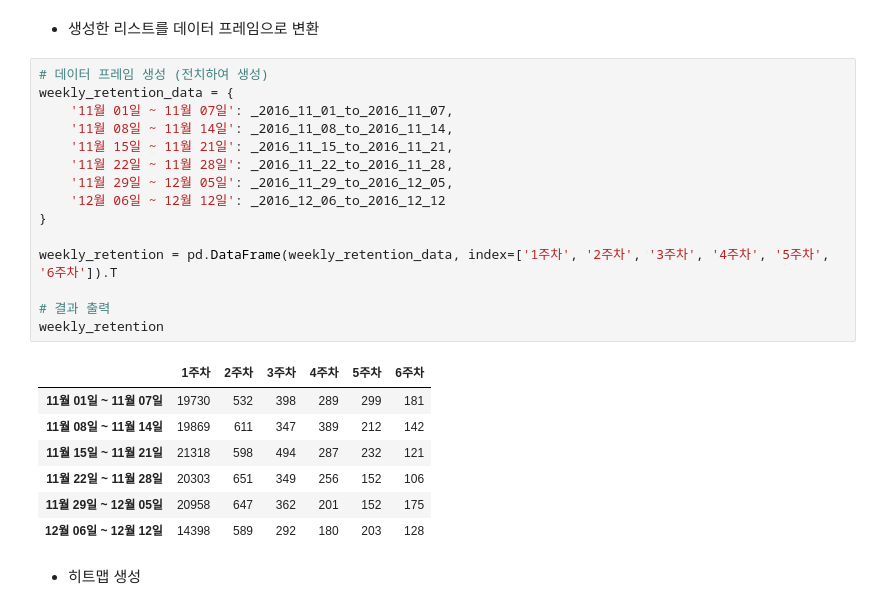
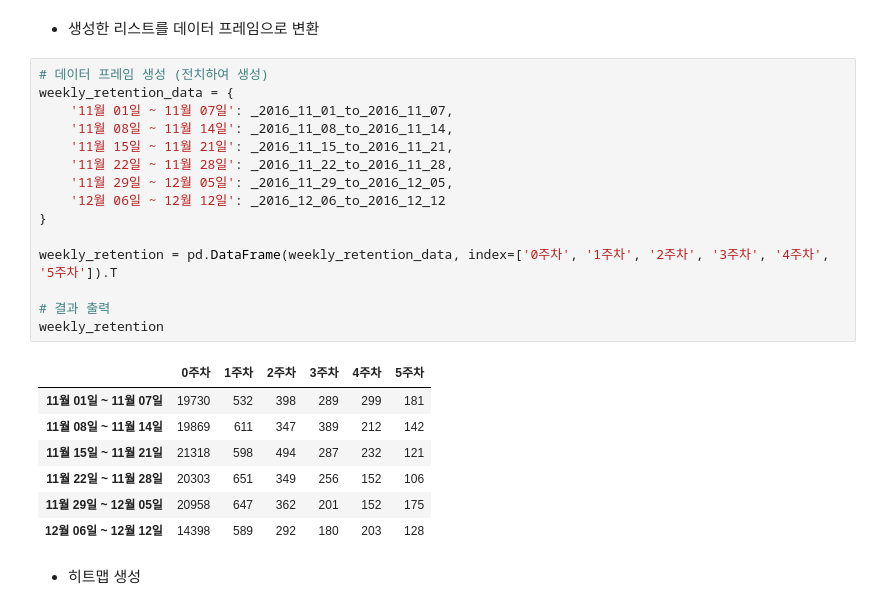
Before and after one commit to oddsmile/GAcustomerprediction, a Jupyter notebook: 방문 주차별 리텐션.ipynb, the cells around one changed output. Cells and saved outputs as stored; diff of their text form.

```diff
--- a/방문 주차별 리텐션.ipynb
+++ b/방문 주차별 리텐션.ipynb
@@ -129,20 +129,20 @@ print(_2016_12_06_to_2016_12_12)
 # %%
 # 데이터 프레임 생성 (전치하여 생성)
 weekly_retention_data = {
     '11월 01일 ~ 11월 07일': _2016_11_01_to_2016_11_07,
     '11월 08일 ~ 11월 14일': _2016_11_08_to_2016_11_14,
     '11월 15일 ~ 11월 21일': _2016_11_15_to_2016_11_21,
     '11월 22일 ~ 11월 28일': _2016_11_22_to_2016_11_28,
     '11월 29일 ~ 12월 05일': _2016_11_29_to_2016_12_05,
     '12월 06일 ~ 12월 12일': _2016_12_06_to_2016_12_12
 }
 
-weekly_retention = pd.DataFrame(weekly_retention_data, index=['1주차', '2주차', '3주차', '4주차', '5주차', '6주차']).T
+weekly_retention = pd.DataFrame(weekly_retention_data, index=['0주차', '1주차', '2주차', '3주차', '4주차', '5주차']).T
 
 # 결과 출력
 weekly_retention
 # %% [output]
-|  | 1주차 | 2주차 | 3주차 | 4주차 | 5주차 | 6주차 |
+|  | 0주차 | 1주차 | 2주차 | 3주차 | 4주차 | 5주차 |
 | 11월 01일 ~ 11월 07일 | 19730 | 532 | 398 | 289 | 299 | 181 |
 | 11월 08일 ~ 11월 14일 | 19869 | 611 | 347 | 389 | 212 | 142 |
 | 11월 15일 ~ 11월 21일 | 21318 | 598 | 494 | 287 | 232 | 121 |
```
Also changed, not shown: parts of 8 cells of this notebook, 1 other file.
